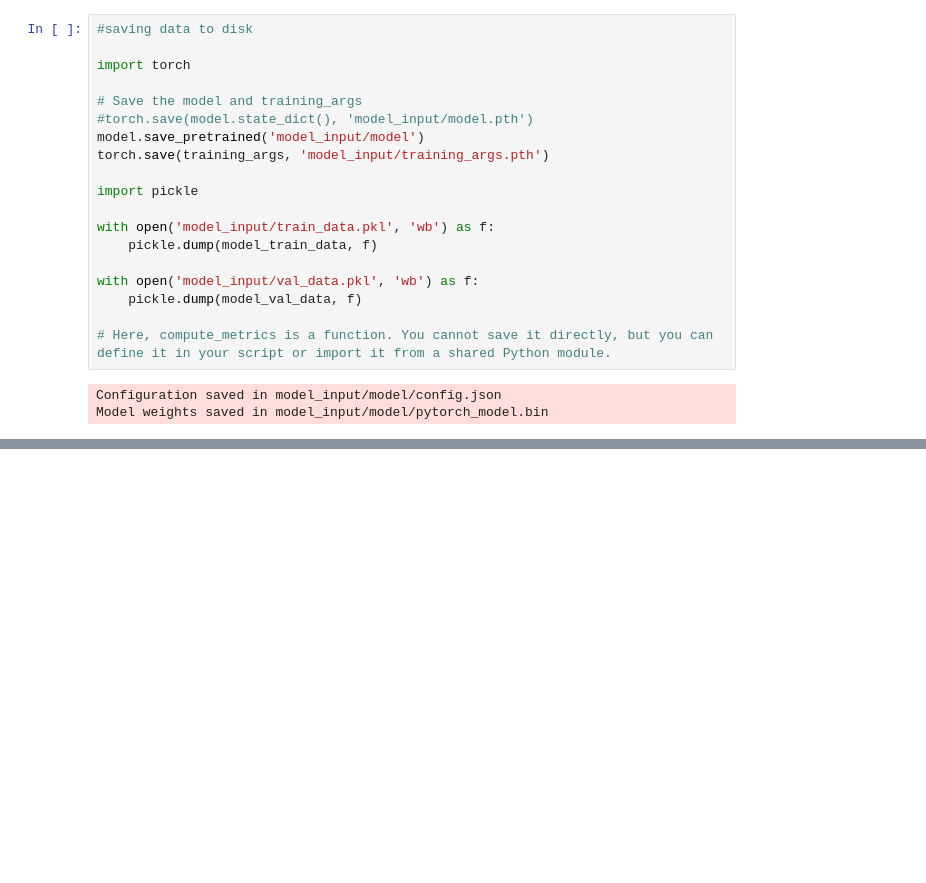
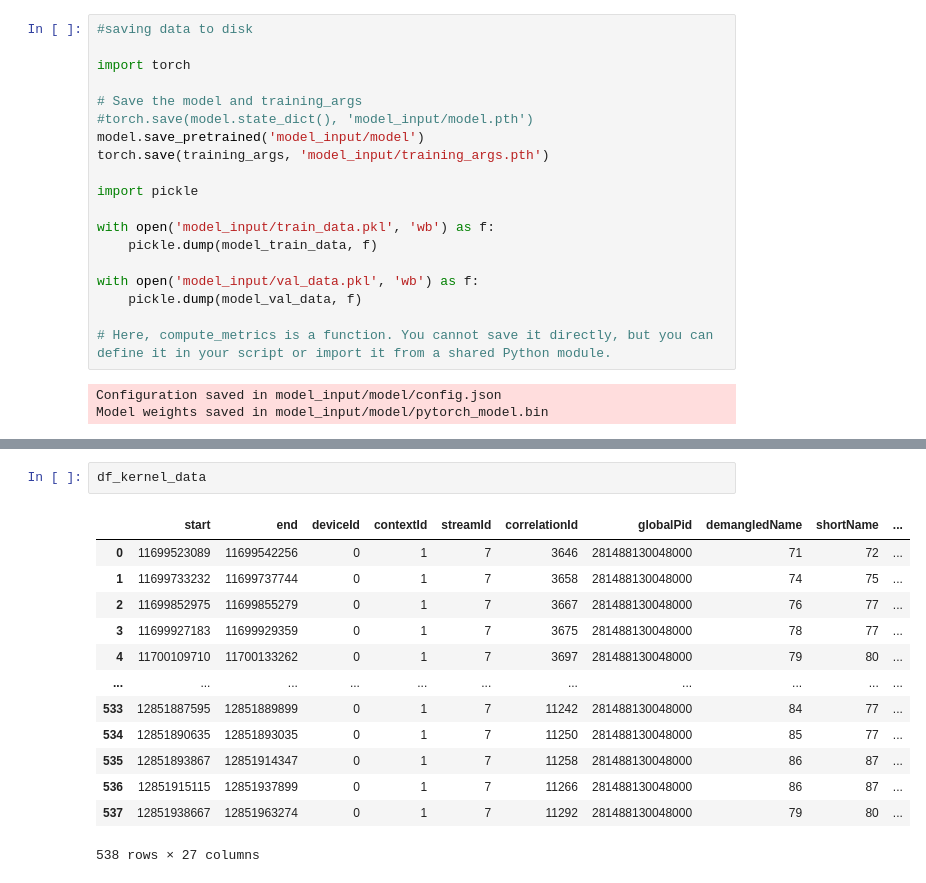
Before and after one commit to jprivera44/Mt5-fine-tuning-with-GPU-analysis, a Jupyter notebook: Fine-tune-Pytorch-Mt5.ipynb, the cells around one changed output, grey strips where cells are left out. Drawn from its saved outputs; the diff is of its cells as text; blank space fills up the shorter version.

```diff
--- a/Fine-tune-Pytorch-Mt5.ipynb
+++ b/Fine-tune-Pytorch-Mt5.ipynb
@@ -290,0 +306,16 @@ trainer = Trainer(
+# %%
+df_kernel_data
+# %% [output]
+|  | start | end | deviceId | contextId | streamId | correlationId | globalPid | demangledName | shortName | ... |
+| 0 | 11699523089 | 11699542256 | 0 | 1 | 7 | 3646 | 281488130048000 | 71 | 72 | ... |
+| 1 | 11699733232 | 11699737744 | 0 | 1 | 7 | 3658 | 281488130048000 | 74 | 75 | ... |
+| 2 | 11699852975 | 11699855279 | 0 | 1 | 7 | 3667 | 281488130048000 | 76 | 77 | ... |
+| 3 | 11699927183 | 11699929359 | 0 | 1 | 7 | 3675 | 281488130048000 | 78 | 77 | ... |
+| 4 | 11700109710 | 11700133262 | 0 | 1 | 7 | 3697 | 281488130048000 | 79 | 80 | ... |
+| ... | ... | ... | ... | ... | ... | ... | ... | ... | ... | ... |
+| 533 | 12851887595 | 12851889899 | 0 | 1 | 7 | 11242 | 281488130048000 | 84 | 77 | ... |
+| 534 | 12851890635 | 12851893035 | 0 | 1 | 7 | 11250 | 281488130048000 | 85 | 77 | ... |
+| 535 | 12851893867 | 12851914347 | 0 | 1 | 7 | 11258 | 281488130048000 | 86 | 87 | ... |
+| 536 | 12851915115 | 12851937899 | 0 | 1 | 7 | 11266 | 281488130048000 | 86 | 87 | ... |
+| 537 | 12851938667 | 12851963274 | 0 | 1 | 7 | 11292 | 281488130048000 | 79 | 80 | ... |
+538 rows × 27 columns
```
Also changed, not shown: parts of 14 cells of this notebook.
